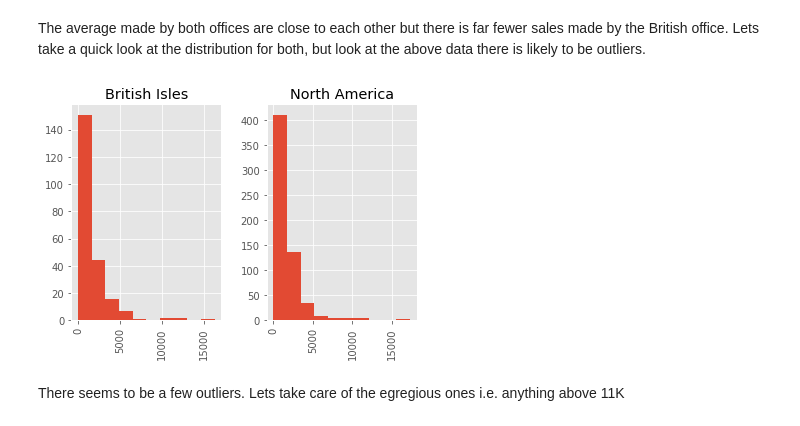
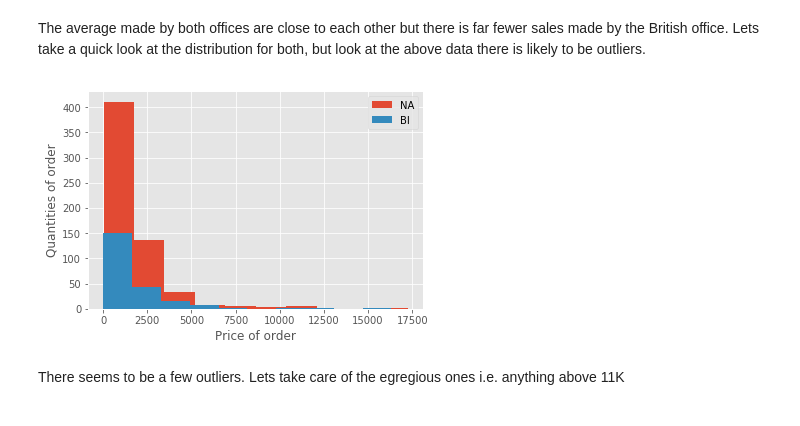
Before and after one commit to Socjon/dsc-2-final-project-online-ds-pt-100118, a Jupyter notebook: rough.ipynb, the cells around one changed output. Cells and saved outputs as stored; diff of their text form; code cells hidden in the pictures.

```diff
--- a/rough.ipynb
+++ b/rough.ipynb
@@ -719,10 +721,15 @@ df.groupby('employ_from')['generated'].describe()
 | North America | 606.0 | 1611.275165 | 1907.580217 | 18.4 | 481.1 | 1070.500 | 2028.65 | 17250.0 |
 # %% [markdown]
 The average made by both offices are close to each other but there is far fewer sales made by the British office. Lets take a quick look at the distribution for both, but look at the above data there is likely to be outliers.
-# %%
-df.hist('generated', by='employ_from');
-# %% [output]
-[figure, removed]
+# %%
+plt.hist('generated', data=df[df.employ_from == 'North America'], label= 'NA')
+plt.hist('generated', data=df[df.employ_from == 'British Isles'], label= 'BI')
+plt.legend()
+plt.ylabel('Quantities of order')
+plt.xlabel('Price of order')
+#plt.savefig('hist money')
+# %% [output]
+[figure, added]
 # %% [markdown]
 There seems to be a few outliers. Lets take care of the egregious ones i.e. anything above 11K
 # %%
```
Also changed, not shown: parts of 37 cells of this notebook.
